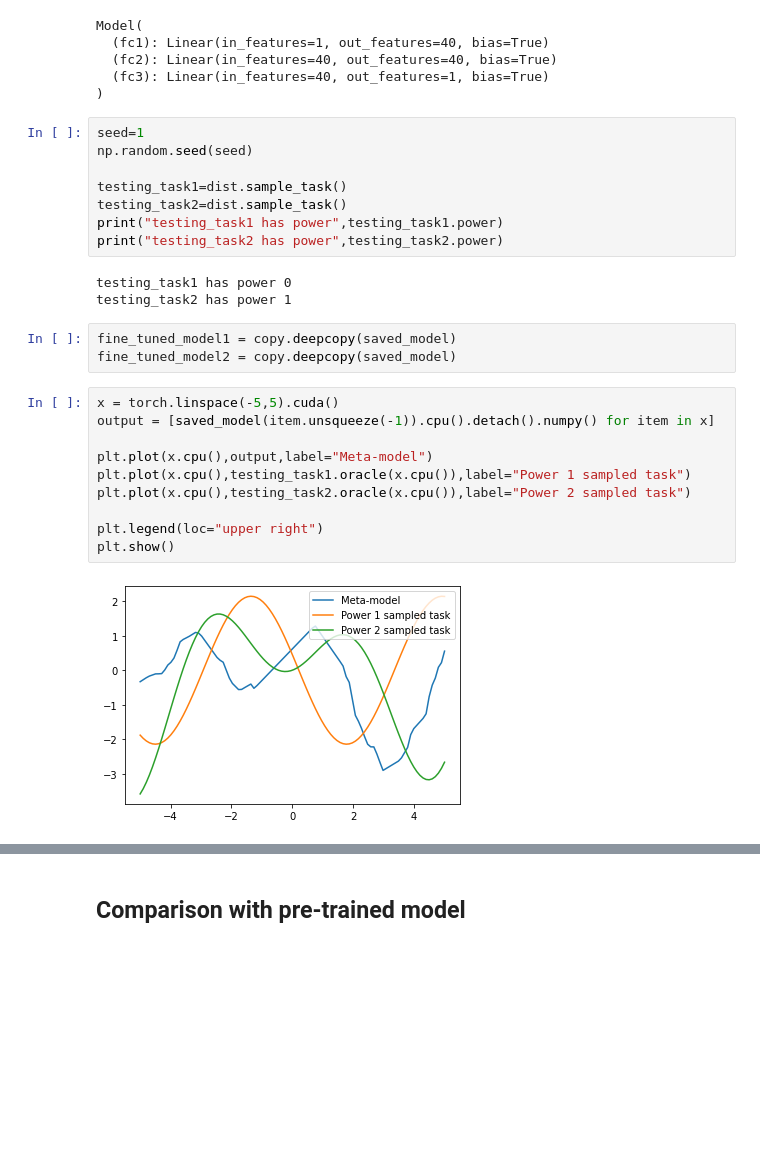
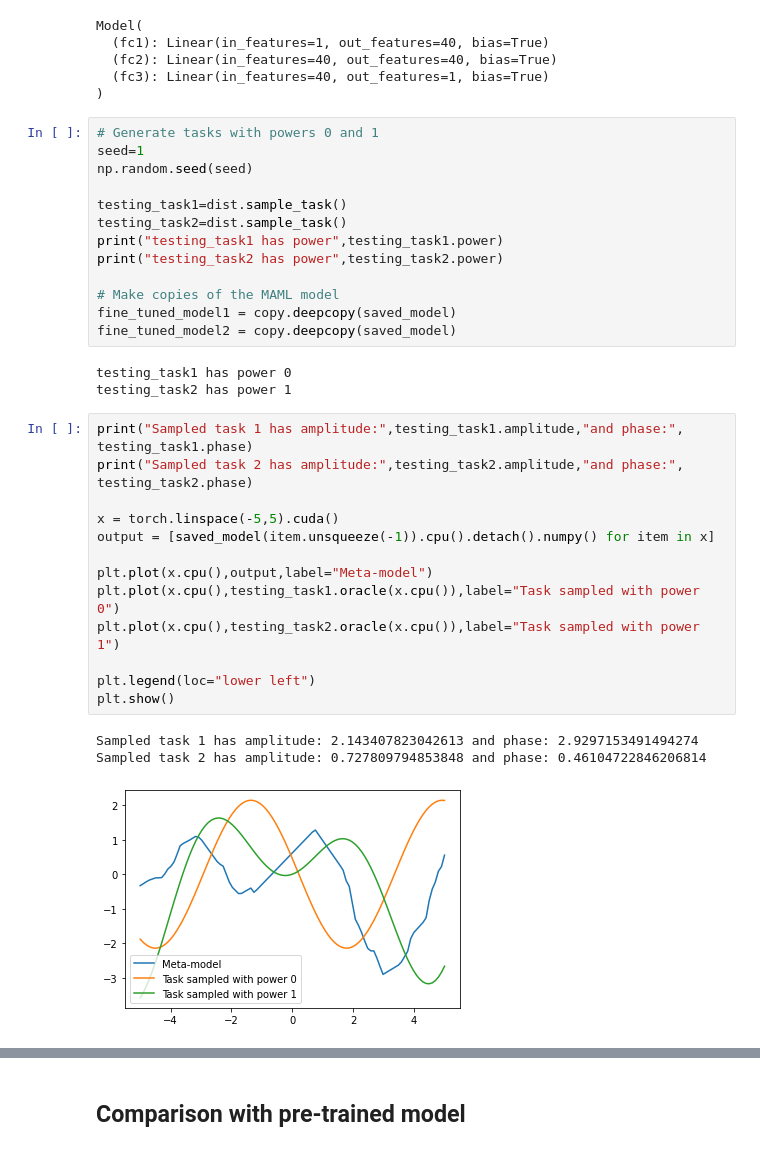
Before and after one commit to josh-strong/MAML, a Jupyter notebook: MAML_PyTorch.ipynb, the cells around one changed output, grey strips where cells are left out. Saved outputs shown, nothing was run; the diff lists cells and outputs as text; blank space fills up the shorter version.

Commit message:
Changes to pre-trained model

```diff
--- a/MAML_PyTorch.ipynb
+++ b/MAML_PyTorch.ipynb
@@ -226,6 +208,7 @@ Model(
   (fc3): Linear(in_features=40, out_features=1, bias=True)
 )
 # %%
+# Generate tasks with powers 0 and 1
 seed=1
 np.random.seed(seed)
 
@@ -233,22 +216,28 @@ testing_task1=dist.sample_task()
 testing_task2=dist.sample_task()
 print("testing_task1 has power",testing_task1.power)
 print("testing_task2 has power",testing_task2.power)
+
+# Make copies of the MAML model
+fine_tuned_model1 = copy.deepcopy(saved_model)
+fine_tuned_model2 = copy.deepcopy(saved_model)
 # %% [output]
 testing_task1 has power 0
 testing_task2 has power 1
-# %%
-fine_tuned_model1 = copy.deepcopy(saved_model)
-fine_tuned_model2 = copy.deepcopy(saved_model)
 # %%
+print("Sampled task 1 has amplitude:",testing_task1.amplitude,"and phase:", testing_task1.phase)
+print("Sampled task 2 has amplitude:",testing_task2.amplitude,"and phase:", testing_task2.phase)
+
 x = torch.linspace(-5,5).cuda()
 output = [saved_model(item.unsqueeze(-1)).cpu().detach().numpy() for item in x]
 
 plt.plot(x.cpu(),output,label="Meta-model")
-plt.plot(x.cpu(),testing_task1.oracle(x.cpu()),label="Power 1 sampled task")
-plt.plot(x.cpu(),testing_task2.oracle(x.cpu()),label="Power 2 sampled task")
+plt.plot(x.cpu(),testing_task1.oracle(x.cpu()),label="Task sampled with power 0")
+plt.plot(x.cpu(),testing_task2.oracle(x.cpu()),label="Task sampled with power 1")
 
-plt.legend(loc="upper right")
+plt.legend(loc="lower left")
 plt.show()
 # %% [output]
+Sampled task 1 has amplitude: 2.143407823042613 and phase: 2.9297153491494274
+Sampled task 2 has amplitude: 0.727809794853848 and phase: 0.46104722846206814
-[figure, old version]
+[figure, new version]
 # %%
```
Also changed, not shown: parts of 9 cells of this notebook.
